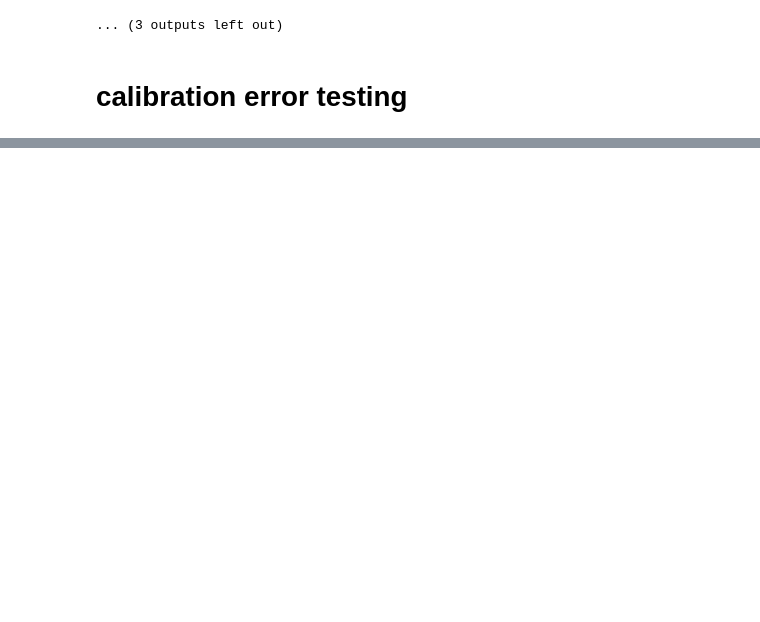
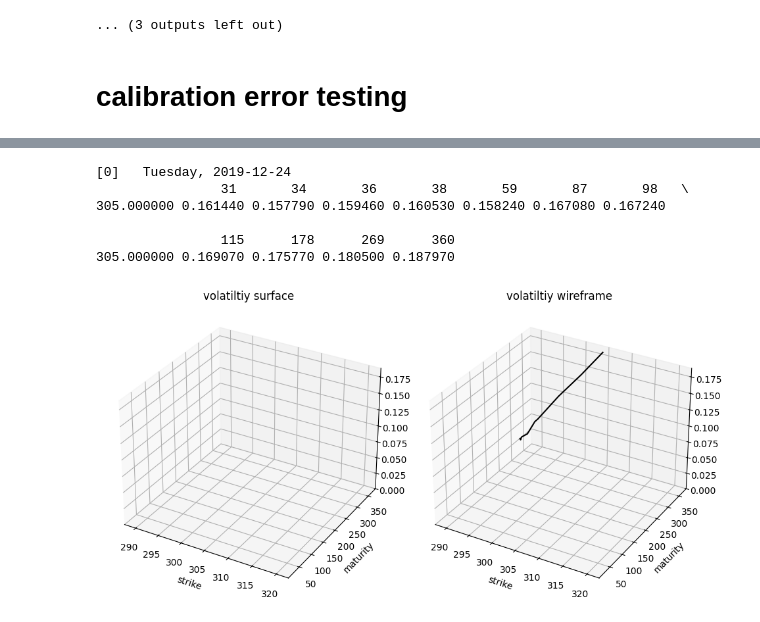
Before and after one commit to boomelage/machine-learning-option-pricing, a Jupyter notebook: historical_data/historical_av_collection/historical_av_data.ipynb, the cells around one changed output, grey strips where cells are left out. Drawn from its saved outputs; the diff is of its cells as text; code cells hidden in the pictures; blank space fills up the shorter version.

```diff
--- a/historical_data/historical_av_collection/historical_av_data.ipynb
+++ b/historical_data/historical_av_collection/historical_av_data.ipynb
@@ -129,6 +144,6 @@ RuntimeWarning: invalid value encountered in subtract
 <Figure size 640x480 with 0 Axes>
 # %%
-problem = calibrations.copy()[calibrations['rho']>0].reset_index()
+problem = calibrations.copy()[calibrations['kappa']>50].reset_index()
 problem_dates = problem['calculation_date']
 problem_dates
 # %% [output]
@@ -280,0 +258,64 @@ problem_keys = keys_df[keys_df['date'].isin(problem_dates)]
+# %%
+data=calibrations.copy()
+data = data[data.index.isin(problem_dates)]
+problem_dates = pd.to_datetime(problem_dates)
+problem_keys = keys_df[keys_df['date'].isin(problem_dates)]
+
+surfs = []
+while True:
+    try:
+        store.open()
+        j=0
+        for i,row in problem_keys.iterrows():
+            surf = store[row['surface_key']]
+            surfs.append(surf)
+            print(f"[{j}]   "+row['date'].strftime('%A, %Y-%m-%d'))
+            print(surf)
+            print('\n\n')
+            j+=1
+        break
+    except Exception as e:
+        print(e)
+        print('retrying in...')
+        for g in range(2):
+            print(2-g)
+    finally:
+        store.close()
+
+data = surfs[0]
+T = data.columns.tolist()
+K = data.index.tolist()
+
+KK,TT = np.meshgrid(K,T)
+VV = np.array(
+        [[data.loc[k,t] for k in K] for t in T]
+        )
+fig = plt.figure(figsize=plt.figaspect(0.5))
+
+ax1 = fig.add_subplot(1, 2, 1, projection='3d')
+surf = ax1.plot_surface(KK, TT, VV, rstride=1, cstride=1, cmap=cm.magma, linewidth=0.1)
+
+
+ax1.set_zlim(0, float(max(data.values.flatten())))
+ax1.set_title('volatiltiy surface')
+ax1.set_xlabel('strike')
+ax1.set_ylabel('maturity')
+
+# Second subplot for wireframe plot
+ax2 = fig.add_subplot(1, 2, 2, projection='3d')
+ax2.plot_wireframe(KK, TT, VV, rstride=1, cstride=1,color='black')
+ax2.set_zlim(0, float(max(data.values.flatten())))
+ax2.set_title('volatiltiy wireframe')
+ax2.set_xlabel('strike')
+ax2.set_ylabel('maturity')
+
+plt.tight_layout()
+plt.show()
+# %% [output]
+[0]   Tuesday, 2019-12-24
+                31       34       36       38       59       87       98   \
+305.000000 0.161440 0.157790 0.159460 0.160530 0.158240 0.167080 0.167240
+
+                115      178      269      360
+305.000000 0.169070 0.175770 0.180500 0.187970
+[figure, added]
```
Also changed, not shown: parts of 16 cells of this notebook, 1 other file.
